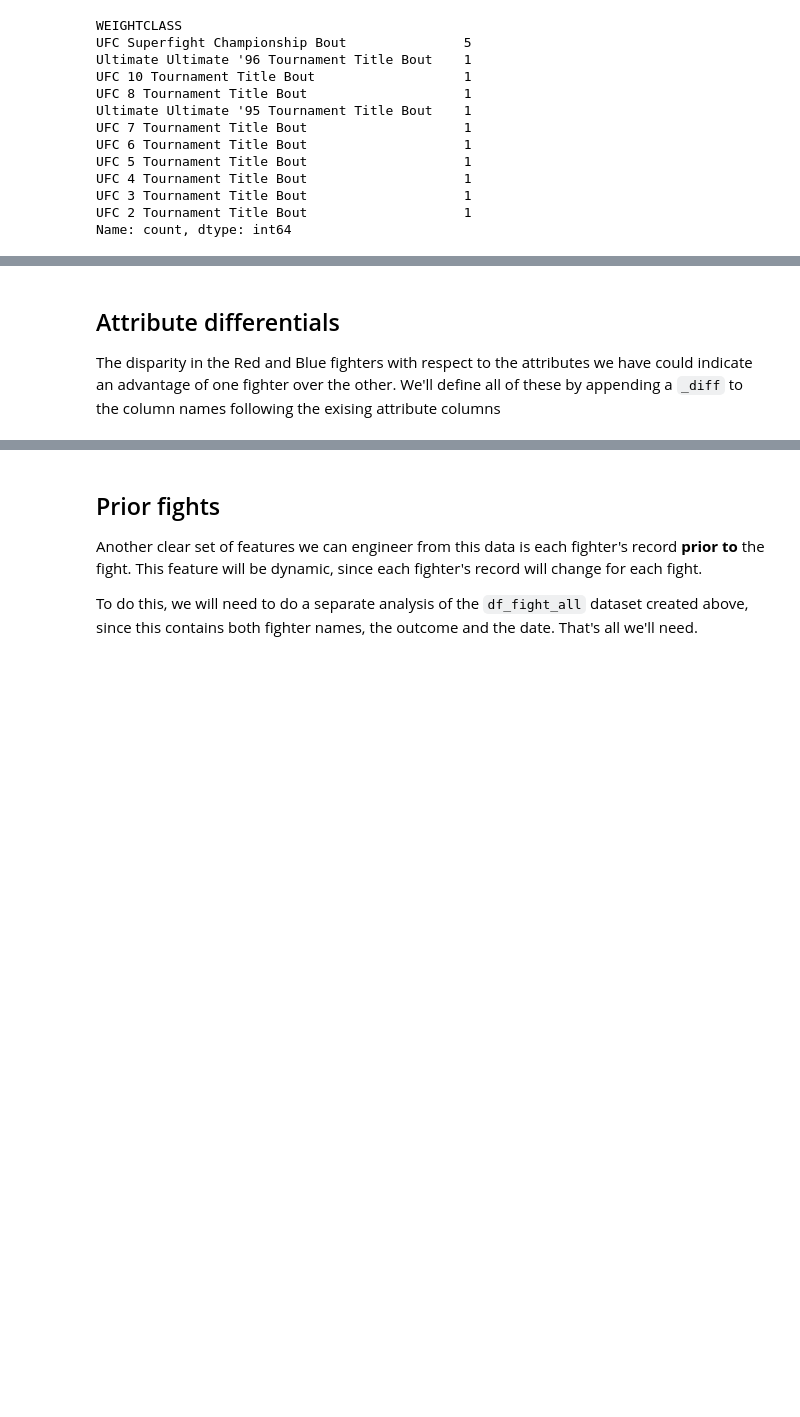
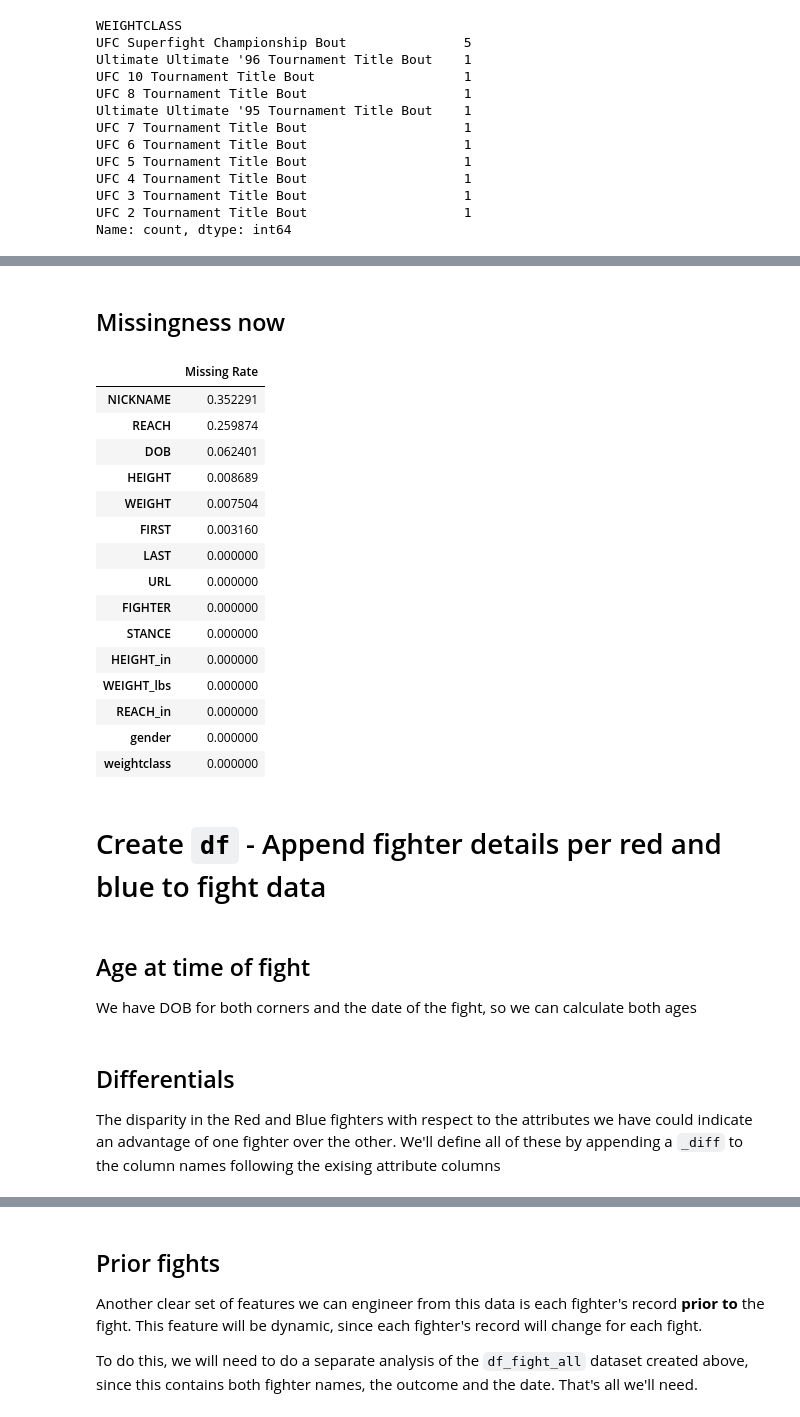
Before and after one commit to jawneller/ufc_analysis, a Jupyter notebook: clean_feature_engineer.ipynb, the cells around one changed output, grey strips where cells are left out. Saved outputs shown, nothing was run; the diff lists cells and outputs as text; code cells hidden in the pictures; blank space fills up the shorter version.

```diff
--- a/clean_feature_engineer.ipynb
+++ b/clean_feature_engineer.ipynb
@@ -316,0 +371,5 @@ Name: count, dtype: int64
+# %%
+df_fighter['HEIGHT_in'] = df_fighter.groupby(['gender', 'weightclass'])['HEIGHT_in'].transform(lambda x: x.fillna(x.median()))
+df_fighter['WEIGHT_lbs'] = df_fighter.groupby(['gender', 'weightclass'])['WEIGHT_lbs'].transform(lambda x: x.fillna(x.median()))
+
+df_fighter.to_clipboard()
@@ -316,0 +390,6 @@ Name: count, dtype: int64
+# %%
+from sklearn.linear_model import LinearRegression
+
+lr = LinearRegression()
+df_lr = df_fighter[['HEIGHT_in', 'WEIGHT_lbs', 'REACH_in']].dropna()
+lr.fit(df_lr[['HEIGHT_in', 'WEIGHT_lbs']], df_lr['REACH_in'])
@@ -316,0 +421,23 @@ Name: count, dtype: int64
+# %% [markdown]
+## Missingness now
+# %%
+df_fighter.isna().mean().sort_values(ascending=False).rename('Missing Rate').to_frame()
+# %% [output]
+|  | Missing Rate |
+| NICKNAME | 0.352291 |
+| REACH | 0.259874 |
+| DOB | 0.062401 |
+| HEIGHT | 0.008689 |
+| WEIGHT | 0.007504 |
+| FIRST | 0.003160 |
+| LAST | 0.000000 |
+| URL | 0.000000 |
+| FIGHTER | 0.000000 |
+| STANCE | 0.000000 |
+| HEIGHT_in | 0.000000 |
+| WEIGHT_lbs | 0.000000 |
+| REACH_in | 0.000000 |
+| gender | 0.000000 |
+| weightclass | 0.000000 |
+# %% [markdown]
+# Create `df` - Append fighter details per red and blue to fight data
@@ -316,0 +468,3 @@ Name: count, dtype: int64
+# %% [markdown]
+## Age at time of fight
+We have DOB for both corners and the date of the fight, so we can calculate both ages
@@ -317,3 +474,3 @@ Name: count, dtype: int64
 # %% [markdown]
-## Attribute differentials
+## Differentials
 The disparity in the Red and Blue fighters with respect to the attributes we have could indicate an advantage of one fighter over the other. We'll define all of these by appending a `_diff` to the column names following the exising attribute columns
```
Also changed, not shown: parts of 37 cells of this notebook.
